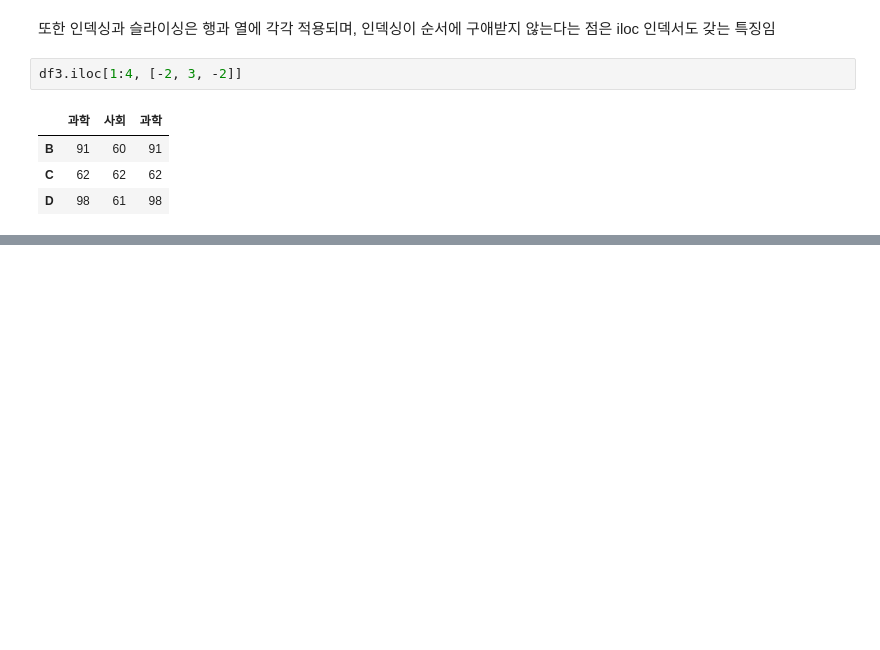
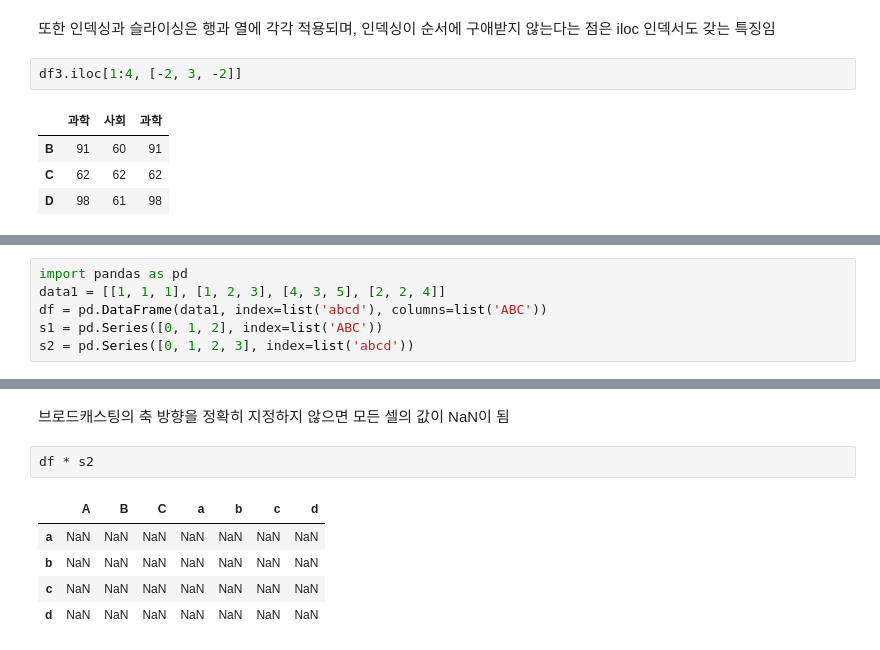
Before and after one commit to dhkim9963/python-base, a Jupyter notebook: pandas_1.ipynb, the cells around one changed output, grey strips where cells are left out. Cells and saved outputs as stored; diff of their text form; blank space fills up the shorter version.

```diff
--- a/pandas_1.ipynb
+++ b/pandas_1.ipynb
@@ -972,0 +1789,6 @@ df3.iloc[1:4, [-2, 3, -2]]
+# %%
+import pandas as pd
+data1 = [[1, 1, 1], [1, 2, 3], [4, 3, 5], [2, 2, 4]]
+df = pd.DataFrame(data1, index=list('abcd'), columns=list('ABC'))
+s1 = pd.Series([0, 1, 2], index=list('ABC'))
+s2 = pd.Series([0, 1, 2, 3], index=list('abcd'))
@@ -972,0 +1819,10 @@ df3.iloc[1:4, [-2, 3, -2]]
+# %% [markdown]
+브로드캐스팅의 축 방향을 정확히 지정하지 않으면 모든 셀의 값이 NaN이 됨
+# %%
+df * s2
+# %% [output]
+|  | A | B | C | a | b | c | d |
+| a | NaN | NaN | NaN | NaN | NaN | NaN | NaN |
+| b | NaN | NaN | NaN | NaN | NaN | NaN | NaN |
+| c | NaN | NaN | NaN | NaN | NaN | NaN | NaN |
+| d | NaN | NaN | NaN | NaN | NaN | NaN | NaN |
```
Also changed, not shown: parts of 292 cells of this notebook.
